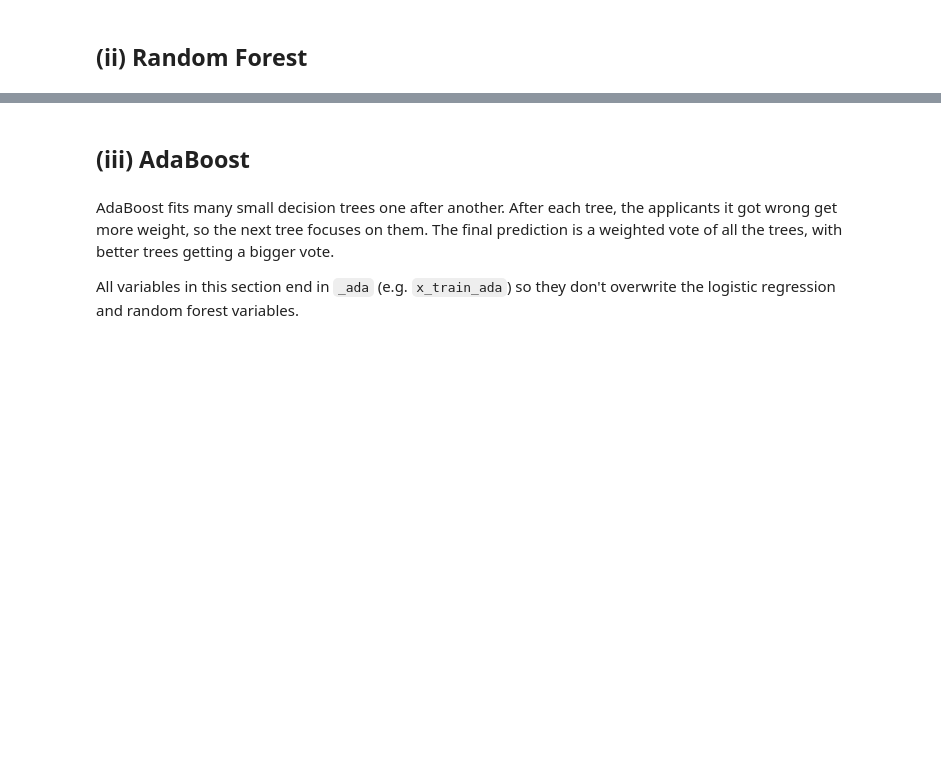
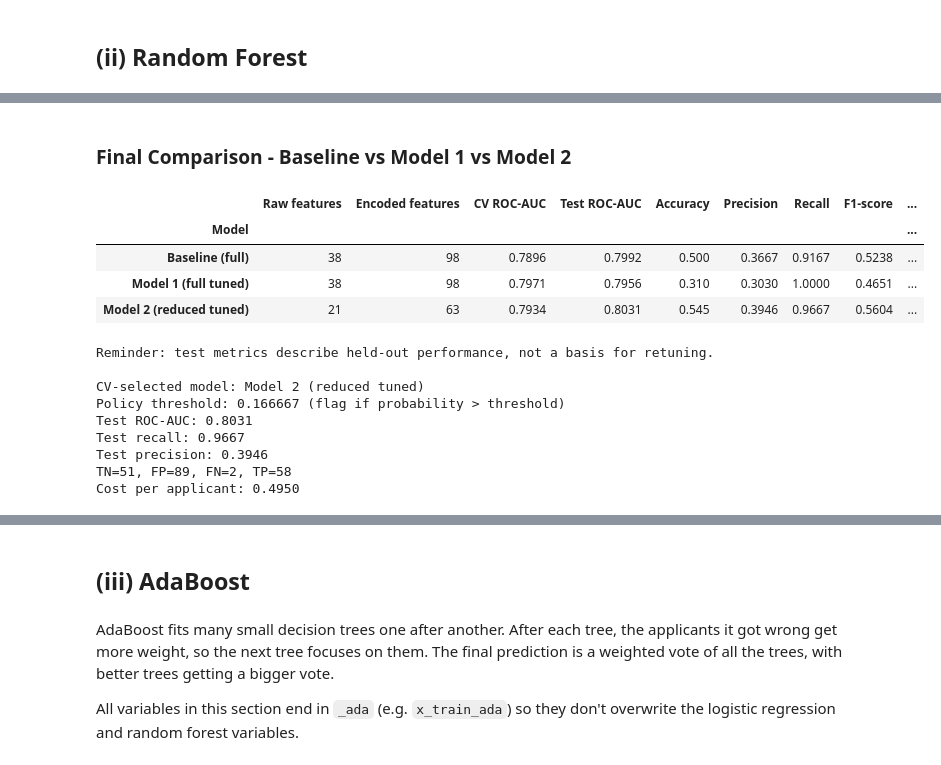
Before and after one commit to chrisgoh9/dseqf4212-group8, a Jupyter notebook: dseqf4212-group8.ipynb, the cells around one changed output, grey strips where cells are left out. Drawn from its saved outputs; the diff is of its cells as text; code cells hidden in the pictures; blank space fills up the shorter version.

```diff
--- a/dseqf4212-group8.ipynb
+++ b/dseqf4212-group8.ipynb
@@ -787,0 +1061,74 @@ Name: cost per applicant, dtype: float64
+# %% [markdown]
+### Final Comparison - Baseline vs Model 1 vs Model 2
+# %%
+fitted = {
+    'Baseline (full)': (baseline, full_features),
+    'Model 1 (full tuned)': (model1, full_features),
+    'Model 2 (reduced tuned)': (model2, reduced_features)
+}
+
+rows, predictions = [], {}
+
+for name, (pipe, features) in fitted.items():
+    probabilities = pipe.predict_proba(rf_X_test[features])[:, 1]
+    labels = (probabilities > rf_threshold).astype(int)
+    predictions[name] = (probabilities, labels)
+
+    tn, fp, fn, tp = confusion_matrix(rf_y_test, labels, labels=[0, 1]).ravel()
+
+    rows.append({
+        'Model': name,
+        'Raw features': len(features),
+        'Encoded features': len(pipe.named_steps['preprocessor'].get_feature_names_out()),
+        'CV ROC-AUC': float(cv_table.loc[cv_table['Model'].eq(name), 'CV ROC-AUC'].iloc[0]),
+        'Test ROC-AUC': roc_auc_score(rf_y_test, probabilities),
+        'Accuracy': accuracy_score(rf_y_test, labels),
+        'Precision': precision_score(rf_y_test, labels, zero_division=0),
+        'Recall': recall_score(rf_y_test, labels, zero_division=0),
+        'F1-score': f1_score(rf_y_test, labels, zero_division=0),
+        'TN': tn,
+        'FP': fp,
+        'FN': fn,
+        'TP': tp,
+        'Cost per applicant': (5 * fn + fp) / len(rf_y_test)
+    })
+
+comparison = pd.DataFrame(rows).set_index('Model')
+display(comparison.round(4))
+
+print('Reminder: test metrics describe held-out performance, not a basis for retuning.')
+
+# Explicit final predictions for the CV-selected Random Forest.
+rf_selected_model, rf_selected_features = fitted[selected_by_cv]
+
+rf_selected_test_prob = predictions[selected_by_cv][0]
+rf_selected_test_pred = predictions[selected_by_cv][1]
+
+rf_selected_tn, rf_selected_fp, rf_selected_fn, rf_selected_tp = confusion_matrix(
+    rf_y_test, rf_selected_test_pred, labels=[0, 1]
+).ravel()
+
+rf_selected_cost = (5 * rf_selected_fn + rf_selected_fp) / len(rf_y_test)
+
+print(f'\nCV-selected model: {selected_by_cv}')
+print(f'Policy threshold: {rf_threshold:.6f} (flag if probability > threshold)')
+print(f'Test ROC-AUC: {roc_auc_score(rf_y_test, rf_selected_test_prob):.4f}')
+print(f'Test recall: {recall_score(rf_y_test, rf_selected_test_pred):.4f}')
+print(f'Test precision: {precision_score(rf_y_test, rf_selected_test_pred, zero_division=0):.4f}')
+print(f'TN={rf_selected_tn}, FP={rf_selected_fp}, FN={rf_selected_fn}, TP={rf_selected_tp}')
+print(f'Cost per applicant: {rf_selected_cost:.4f}')
+# %% [output]
+|  | Raw features | Encoded features | CV ROC-AUC | Test ROC-AUC | Accuracy | Precision | Recall | F1-score | ... |
+| Model |  |  |  |  |  |  |  |  | ... |
+| Baseline (full) | 38 | 98 | 0.7896 | 0.7992 | 0.500 | 0.3667 | 0.9167 | 0.5238 | ... |
+| Model 1 (full tuned) | 38 | 98 | 0.7971 | 0.7956 | 0.310 | 0.3030 | 1.0000 | 0.4651 | ... |
+| Model 2 (reduced tuned) | 21 | 63 | 0.7934 | 0.8031 | 0.545 | 0.3946 | 0.9667 | 0.5604 | ... |
+Reminder: test metrics describe held-out performance, not a basis for retuning.
+
+CV-selected model: Model 2 (reduced tuned)
+Policy threshold: 0.166667 (flag if probability > threshold)
+Test ROC-AUC: 0.8031
+Test recall: 0.9667
+Test precision: 0.3946
+TN=51, FP=89, FN=2, TP=58
+Cost per applicant: 0.4950
```
Also changed, not shown: parts of 38 cells of this notebook.
